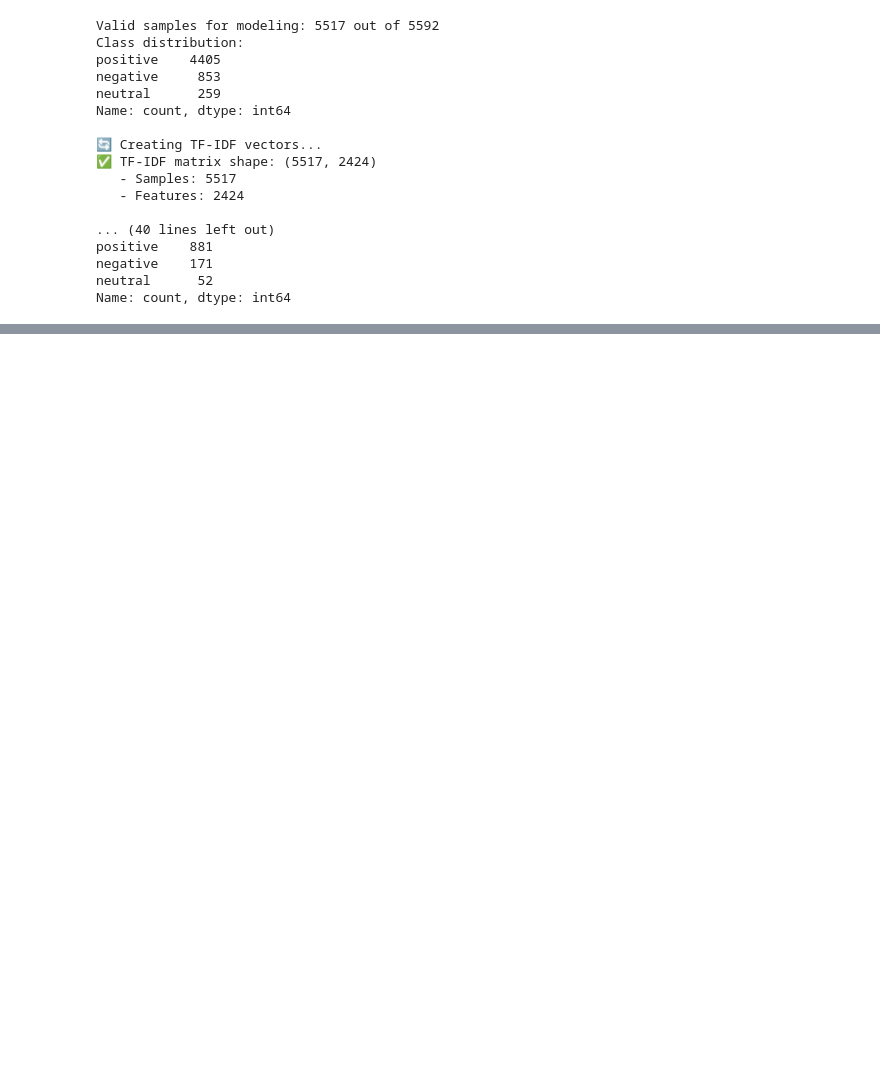
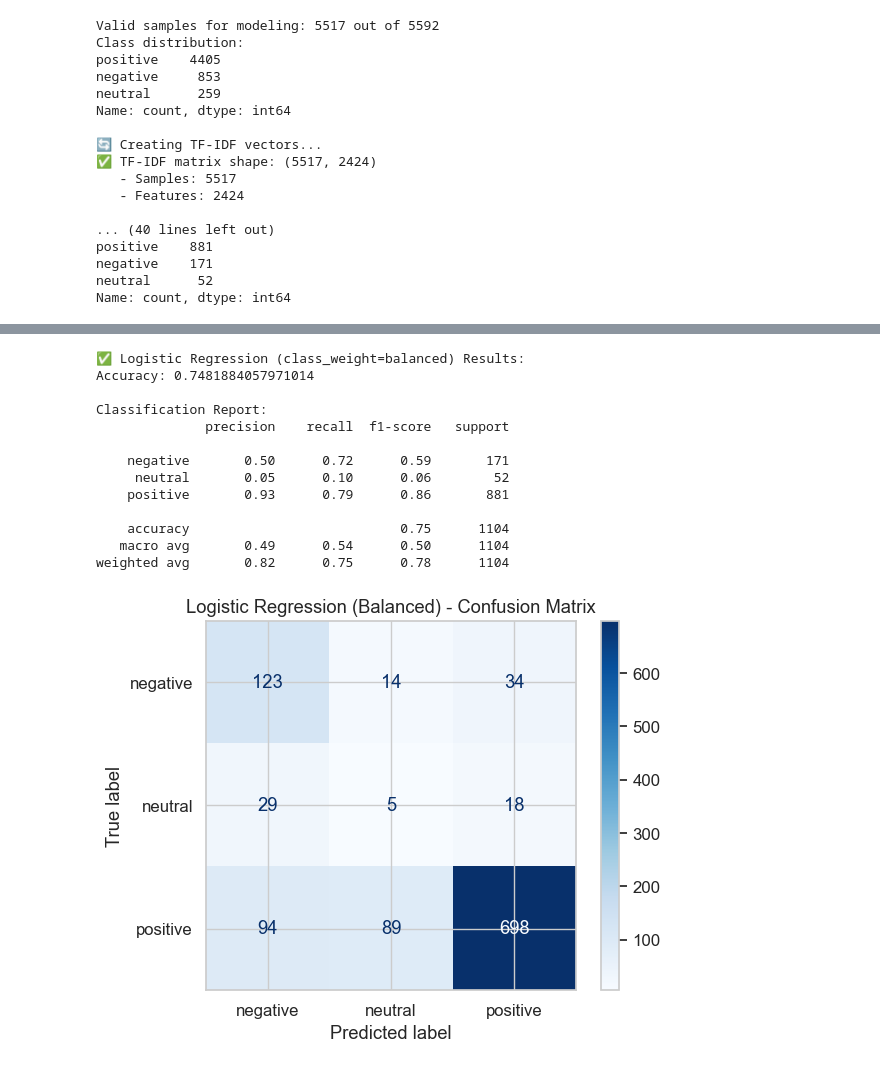
Before and after one commit to jedidahkathure/Customer-Sentiments-Analysis, a Jupyter notebook: safaricom_airtel_analysis.ipynb, the cells around one changed output, grey strips where cells are left out. Saved outputs shown, nothing was run; the diff lists cells and outputs as text; code cells hidden in the pictures; blank space fills up the shorter version.

Commit message:
trained logistic regression model

```diff
--- a/safaricom_airtel_analysis.ipynb
+++ b/safaricom_airtel_analysis.ipynb
@@ -1605,0 +1656,44 @@ Name: count, dtype: int64
+# %%
+# ============================================================
+# STEP 10b — MODEL TRAINING WITH CLASS WEIGHTS
+# ============================================================
+# What this does:
+# - Trains Logistic Regression with class_weight="balanced"
+# - Evaluates on test set with accuracy, classification report, confusion matrix
+# ============================================================
+from sklearn.linear_model import LogisticRegression
+from sklearn.metrics import classification_report, accuracy_score, ConfusionMatrixDisplay
+import matplotlib.pyplot as plt
+
+# Logistic Regression with class_weight
+lr_balanced = LogisticRegression(max_iter=1000, random_state=42, class_weight="balanced")
+lr_balanced.fit(X_train, y_train)
+
+# Predictions
+y_pred_lr = lr_balanced.predict(X_test)
+
+# Evaluation
+print("✅ Logistic Regression (class_weight=balanced) Results:")
+print("Accuracy:", accuracy_score(y_test, y_pred_lr))
+print("\nClassification Report:")
+print(classification_report(y_test, y_pred_lr, zero_division=0))
+
+# Confusion Matrix
+ConfusionMatrixDisplay.from_predictions(y_test, y_pred_lr, cmap="Blues")
+plt.title("Logistic Regression (Balanced) - Confusion Matrix")
+plt.show()
+# %% [output]
+✅ Logistic Regression (class_weight=balanced) Results:
+Accuracy: 0.7481884057971014
+
+Classification Report:
+              precision    recall  f1-score   support
+
+    negative       0.50      0.72      0.59       171
+     neutral       0.05      0.10      0.06        52
+    positive       0.93      0.79      0.86       881
+
+    accuracy                           0.75      1104
+   macro avg       0.49      0.54      0.50      1104
+weighted avg       0.82      0.75      0.78      1104
+[figure, added]
```
Also changed, not shown: parts of 20 cells of this notebook, 10 other files.
